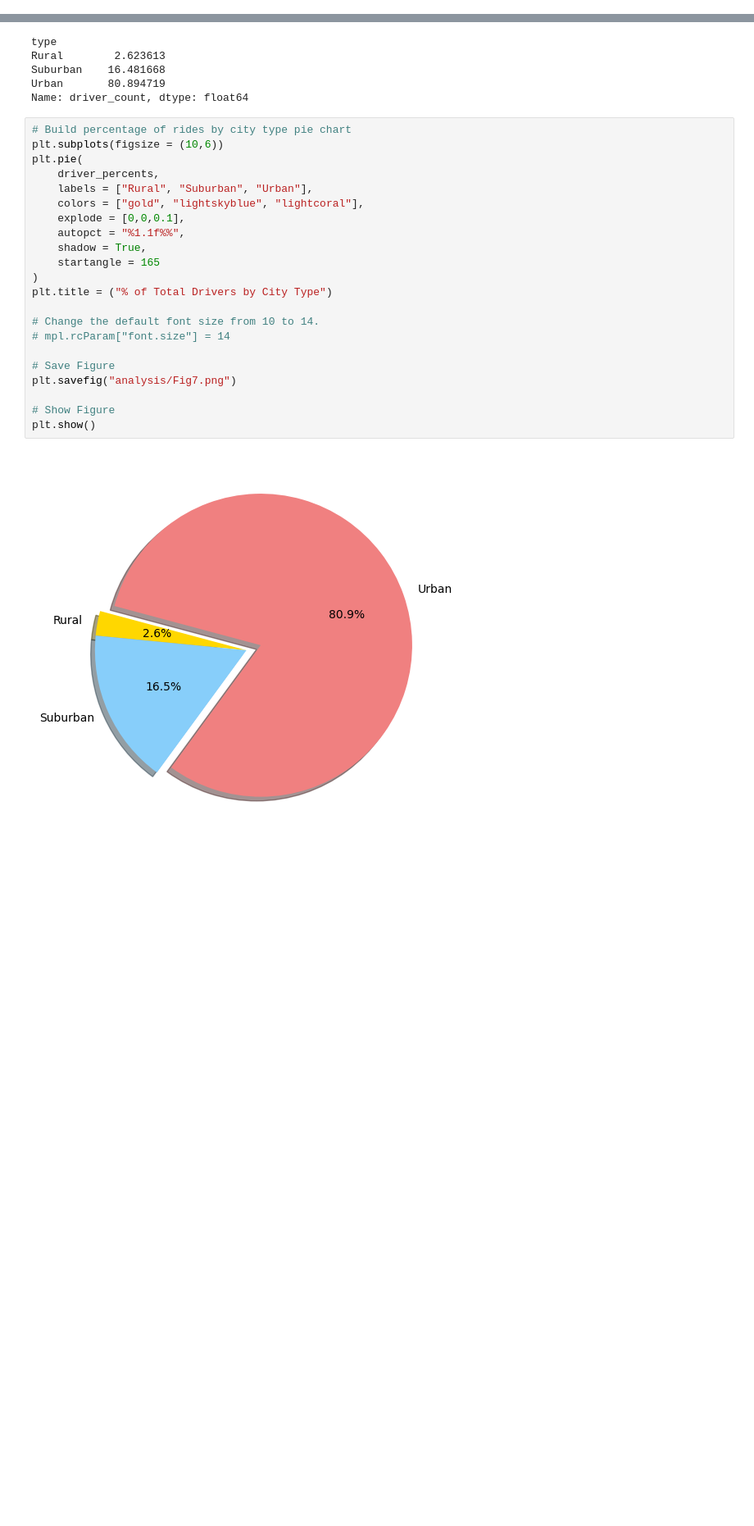
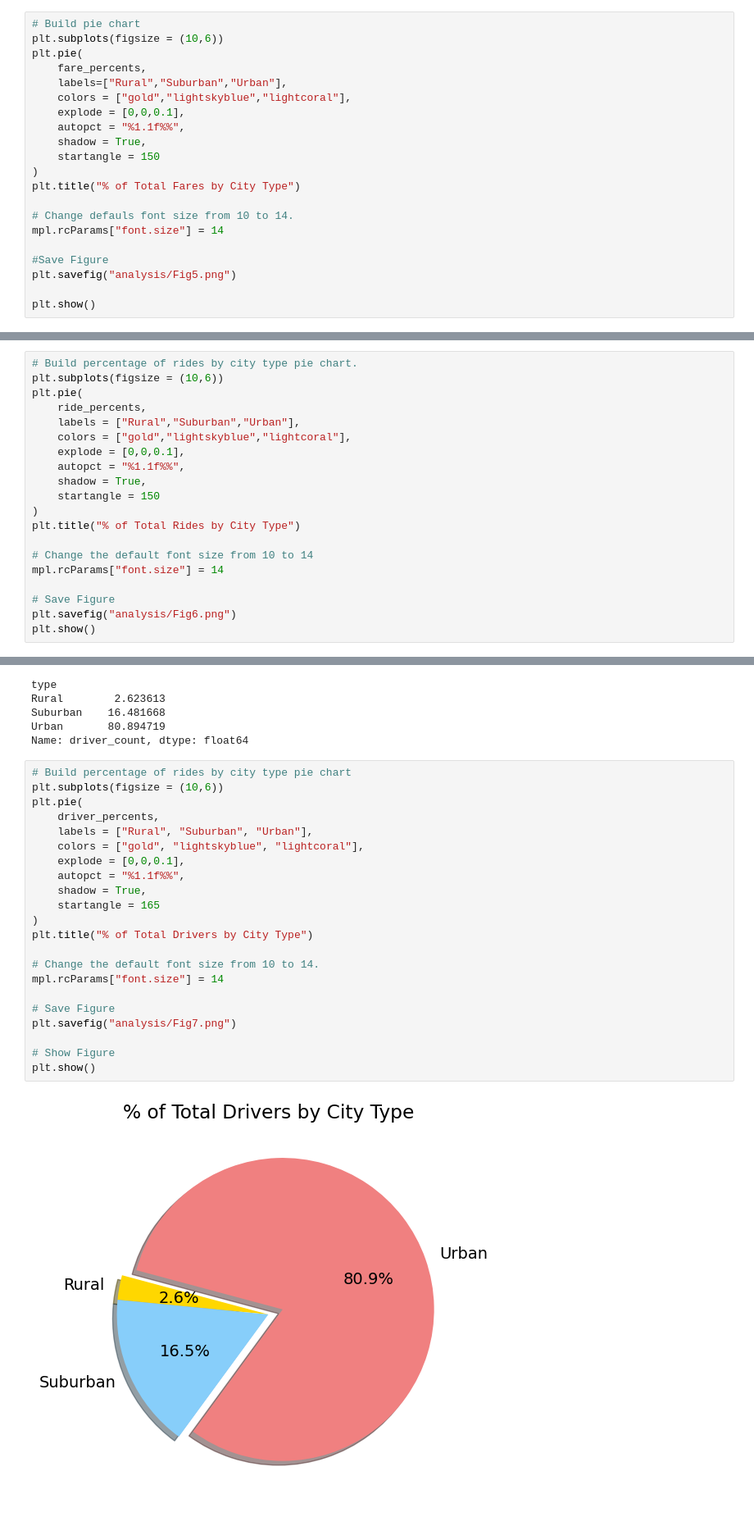
Before and after one commit to btweedster/pyber_analysis, a Jupyter notebook: PyBer.ipynb, the cells around one changed output, grey strips where cells are left out. Shown: that part at 82% size. Drawn from its saved outputs; the diff is of its cells as text; blank space fills up the shorter version.

Commit message:
All box-and-whisker and pie charts added correctly.

```diff
--- a/PyBer.ipynb
+++ b/PyBer.ipynb
@@ -410,0 +422,21 @@ plt.show()
+# %%
+# Build pie chart
+plt.subplots(figsize = (10,6))
+plt.pie(
+    fare_percents,
+    labels=["Rural","Suburban","Urban"],
+    colors = ["gold","lightskyblue","lightcoral"],
+    explode = [0,0,0.1],
+    autopct = "%1.1f%%",
+    shadow = True,
+    startangle = 150
+)
+plt.title("% of Total Fares by City Type")
+
+# Change defauls font size from 10 to 14.
+mpl.rcParams["font.size"] = 14
+
+#Save Figure
+plt.savefig("analysis/Fig5.png")
+
+plt.show()
@@ -410,0 +457,20 @@ plt.show()
+# %%
+# Build percentage of rides by city type pie chart.
+plt.subplots(figsize = (10,6))
+plt.pie(
+    ride_percents,
+    labels = ["Rural","Suburban","Urban"],
+    colors = ["gold","lightskyblue","lightcoral"],
+    explode = [0,0,0.1],
+    autopct = "%1.1f%%",
+    shadow = True,
+    startangle = 150
+)
+plt.title("% of Total Rides by City Type")
+
+# Change the default font size from 10 to 14
+mpl.rcParams["font.size"] = 14
+
+# Save Figure
+plt.savefig("analysis/Fig6.png")
+plt.show()
@@ -421,24 +491,24 @@ Name: driver_count, dtype: float64
 # %%
 # Build percentage of rides by city type pie chart
 plt.subplots(figsize = (10,6))
 plt.pie(
     driver_percents,
     labels = ["Rural", "Suburban", "Urban"],
     colors = ["gold", "lightskyblue", "lightcoral"],
     explode = [0,0,0.1],
     autopct = "%1.1f%%",
     shadow = True,
     startangle = 165
 )
-plt.title = ("% of Total Drivers by City Type")
+plt.title("% of Total Drivers by City Type")
 
 # Change the default font size from 10 to 14.
-# mpl.rcParam["font.size"] = 14
+mpl.rcParams["font.size"] = 14
 
 # Save Figure
 plt.savefig("analysis/Fig7.png")
 
 # Show Figure
 plt.show()
 # %% [output]
-[figure, old version]
+[figure, new version]
```
Also changed, not shown: parts of 9 cells of this notebook, 5 other files.
